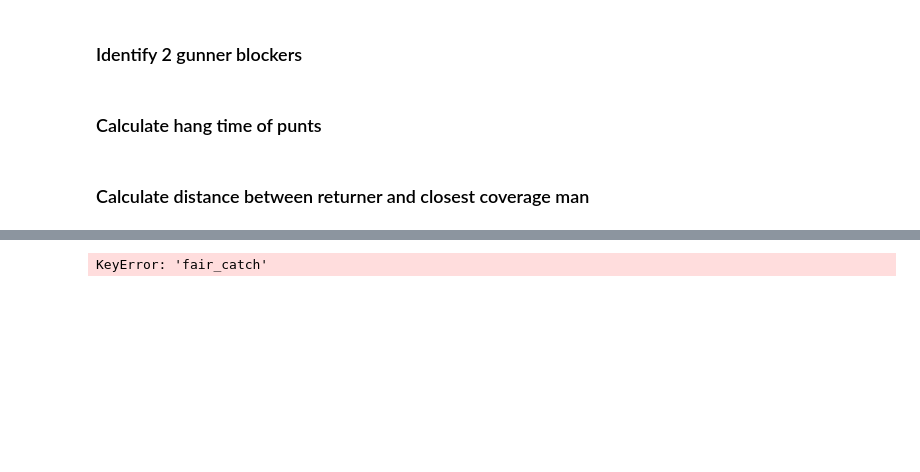
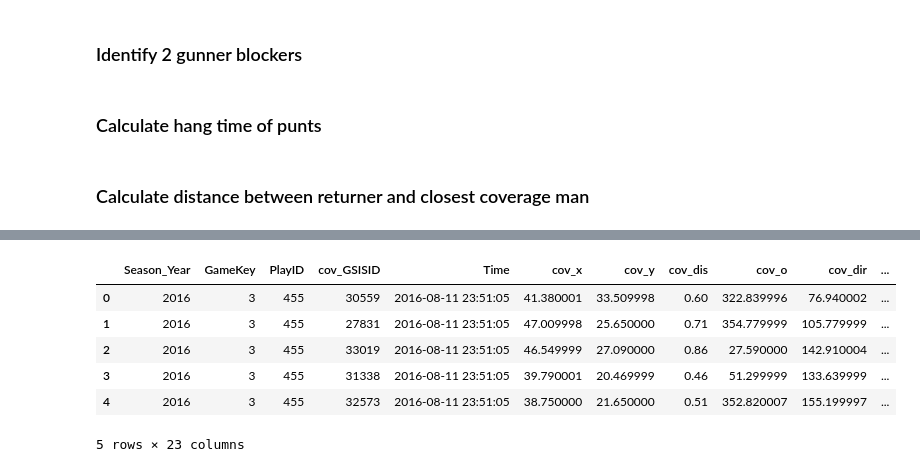
Before and after one commit to mtodisco10/nfl-punt-analytics, a Jupyter notebook: nfl_punt_script.ipynb, the cells around one changed output, grey strips where cells are left out. Cells and saved outputs as stored; diff of their text form; code cells hidden in the pictures; blank space fills up the shorter version.

```diff
--- a/nfl_punt_script.ipynb
+++ b/nfl_punt_script.ipynb
@@ -710,4 +849,10 @@ cov_ret_df = coverage_returner_space(play_info_2016_pre, NGS_2016_pre)
 # %%
-cov_ret_df['fair_catch']
+cov_ret_df.head()
 # %% [output]
+|  | Season_Year | GameKey | PlayID | cov_GSISID | Time | cov_x | cov_y | cov_dis | cov_o | cov_dir | ... |
+| 0 | 2016 | 3 | 455 | 30559 | 2016-08-11 23:51:05 | 41.380001 | 33.509998 | 0.60 | 322.839996 | 76.940002 | ... |
+| 1 | 2016 | 3 | 455 | 27831 | 2016-08-11 23:51:05 | 47.009998 | 25.650000 | 0.71 | 354.779999 | 105.779999 | ... |
+| 2 | 2016 | 3 | 455 | 33019 | 2016-08-11 23:51:05 | 46.549999 | 27.090000 | 0.86 | 27.590000 | 142.910004 | ... |
+| 3 | 2016 | 3 | 455 | 31338 | 2016-08-11 23:51:05 | 39.790001 | 20.469999 | 0.46 | 51.299999 | 133.639999 | ... |
+| 4 | 2016 | 3 | 455 | 32573 | 2016-08-11 23:51:05 | 38.750000 | 21.650000 | 0.51 | 352.820007 | 155.199997 | ... |
-KeyError: 'fair_catch'
+5 rows × 23 columns
```
Also changed, not shown: parts of 56 cells of this notebook.
